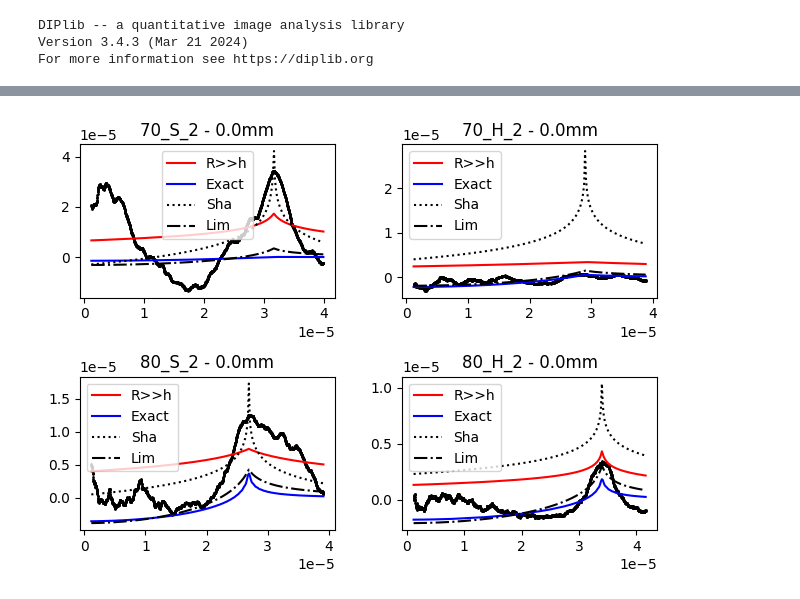
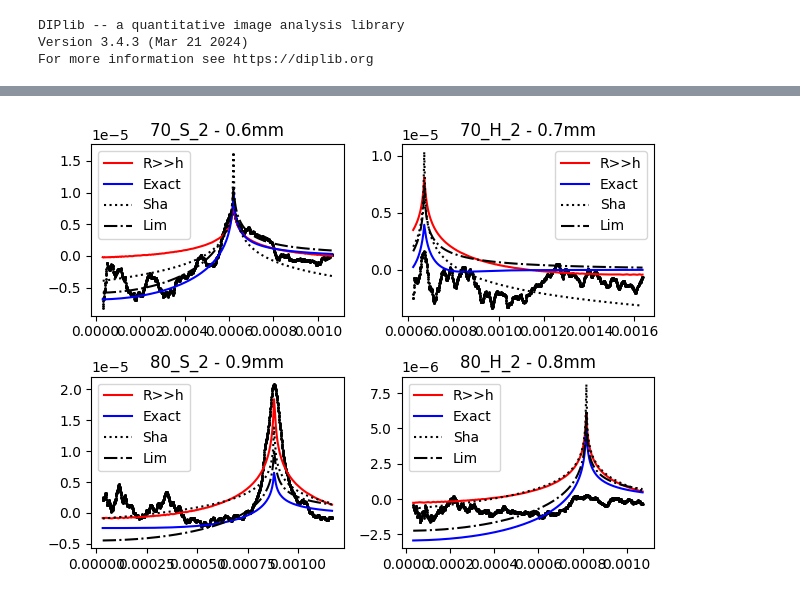
Before and after one commit to rk-exxec/ridge_evaluation, a Jupyter notebook: ridge_extract_and_fit.ipynb, the cells around one changed output, grey strips where cells are left out. Cells and saved outputs as stored; diff of their text form; code cells hidden in the pictures.

```diff
--- a/ridge_extract_and_fit.ipynb
+++ b/ridge_extract_and_fit.ipynb
@@ -6,7 +6,7 @@ from pathlib import Path
 import pandas as pd
 import pickle
 
-source_dir = Path(r"D:\Messungen\Profilometry\Lasermikroskop\Wetting_Ridge\70vs80_test")
+source_dir = Path(r"D:\Messungen\Profilometry\Lasermikroskop\Wetting_Ridge\70vs80")
 # R= 0.0002
 upsilon = 0.06 # from 10.1002/marc.202000360
 gamma = 0.072 # from https://en.wikipedia.org/wiki/Surface_tension
@@ -159,66 +214,42 @@ import numpy as np
 from data_types import RidgeFit
 from ridge_models import style_exact, style_ld_ts, shanahan, limat_symmetric
 
-with open(source_dir / "70vs80_first/fit_data.p","rb") as f:
-    fit_params: dict[str, dict[str, RidgeFit]] = pickle.load(f)
+def plot_fits(fit_pickle: Path):
 
-from matplotlib import pyplot as plt
-fig, ax = plt.subplots(2,2)
-i=0
-for fit_name, fit in fit_params.items():
+    with open(fit_pickle, "rb") as f:
+        fit_params: dict[str, dict[str, RidgeFit]] = pickle.load(f)
 
-    # drop, popt_ld_ts, popt_hemi, pcov_ld_ts, pcov_hemi, x_ax, defl = fit
-    # vol, R, G, Fe = drop
-    i = 0 if fit["style"].shear_mod == "S" else 1
-    j = 0 if fit["style"].iron_content == "70" else 1
-    plt.sca(ax[j,i])
-    fit_x = np.linspace(fit["style"].x_values.min(), fit["style"].x_values.max(), 250)
+    from matplotlib import pyplot as plt
+    fig, ax = plt.subplots(2,2)
+    i=0
+    for fit_name, fit in fit_params.items():
 
-    plt.plot(fit["style"].x_values, fit["style"].y_values,"k.", markersize=2)
-    rf = fit["style_ld"]
-    plt.plot(fit_x, style_ld_ts(fit_x, rf.gamma, rf.radius, *rf.popt), "r-", label='R>>h')
-    rf = fit["style"]
-    plt.plot(fit_x, style_exact(fit_x, rf.gamma, rf.radius, *rf.popt), "b-", label="Exact")
-    rf = fit["shanahan"]
-    plt.plot(fit_x, shanahan(fit_x, rf.gamma, rf.radius, *rf.popt), "k:", label="Sha")
-    rf = fit["limat"]
-    plt.plot(fit_x, limat_symmetric(fit_x, rf.gamma, rf.radius, *rf.popt), "k-.", label="Lim")
-    r = fit["style"].radius*1000
-    plt.title(f"{fit["style"].iron_content}_{fit["style"].shear_mod}_{fit["style"].volume} - {r:.1f}mm")
-    plt.legend()
-    i+=1
+        # drop, popt_ld_ts, popt_hemi, pcov_ld_ts, pcov_hemi, x_ax, defl = fit
+        # vol, R, G, Fe = drop
+        i = 0 if fit["style"].shear_mod == "S" else 1
+        j = 0 if fit["style"].iron_content == "70" else 1
+        plt.sca(ax[j,i])
+        fit_x = np.linspace(fit["style"].x_values.min(), fit["style"].x_values.max(), 250)
 
-plt.tight_layout()
-plt.show()
+        plt.plot(fit["style"].x_values, fit["style"].y_values,"k.", markersize=2)
+        rf = fit["style_ld"]
+        plt.plot(fit_x, style_ld_ts(fit_x, rf.gamma, rf.radius, *rf.popt), "r-", label='R>>h')
+        rf = fit["style"]
+        plt.plot(fit_x, style_exact(fit_x, rf.gamma, rf.radius, *rf.popt), "b-", label="Exact")
+        rf = fit["shanahan"]
+        plt.plot(fit_x, shanahan(fit_x, rf.gamma, rf.radius, *rf.popt), "k:", label="Sha")
+        rf = fit["limat"]
+        plt.plot(fit_x, limat_symmetric(fit_x, rf.gamma, rf.radius, *rf.popt), "k-.", label="Lim")
+        r = fit["style"].radius*1000
+        plt.title(f"{fit["style"].iron_content}_{fit["style"].shear_mod}_{fit["style"].volume} - {r:.1f}mm")
+        plt.legend()
+        i+=1
+    plt.tight_layout()
+    plt.show()
 
-with open(source_dir / "70vs80_second/fit_data.p","rb") as f:
-    fit_params: dict[str, dict[str, RidgeFit]] = pickle.load(f)
-
-fig, ax = plt.subplots(2,2)
-i=0
-for fit_name, fit in fit_params.items():
-
-    # drop, popt_ld_ts, popt_hemi, pcov_ld_ts, pcov_hemi, x_ax, defl = fit
-    # vol, R, G, Fe = drop
-    i = 0 if fit["style"].shear_mod == "S" else 1
-    j = 0 if fit["style"].iron_content == "70" else 1
-    plt.sca(ax[j,i])
-    fit_x = np.linspace(fit["style"].x_values.min(), fit["style"].x_values.max(), 250)
-
-    plt.plot(fit["style"].x_values, fit["style"].y_values,"k.", markersize=2)
-    rf = fit["style_ld"]
-    plt.plot(fit_x, style_ld_ts(fit_x, rf.gamma, rf.radius, *rf.popt), "r-", label='R>>h')
-    rf = fit["style"]
-    plt.plot(fit_x, style_exact(fit_x, rf.gamma, rf.radius, *rf.popt), "b-", label="Exact")
-    rf = fit["shanahan"]
-    plt.plot(fit_x, shanahan(fit_x, rf.gamma, rf.radius, *rf.popt), "k:", label="Sha")
-    rf = fit["limat"]
-    plt.plot(fit_x, limat_symmetric(fit_x, rf.gamma, rf.radius, *rf.popt), "k-.", label="Lim")
-    r = fit["style"].radius*1000
-    plt.title(f"{fit["style"].iron_content}_{fit["style"].shear_mod}_{fit["style"].volume} - {r:.1f}mm")
-    plt.legend()
-    i+=1
-
-plt.tight_layout()
-plt.show()
+# plot_fits(source_dir / "70vs80_first/fit_data.p")
+# plot_fits(source_dir / "70vs80_second/fit_data.p")
+plot_fits(source_dir / "fit_data_1.p")
+plot_fits(source_dir / "fit_data_2.p")
+plot_fits(source_dir / "fit_data_4.p")
 # %% [output]
@@ -226 +257 @@ plt.show()
-[figure, old version]
+[figure, new version]
```
Also changed, not shown: parts of 5 cells of this notebook, 1 other file.
